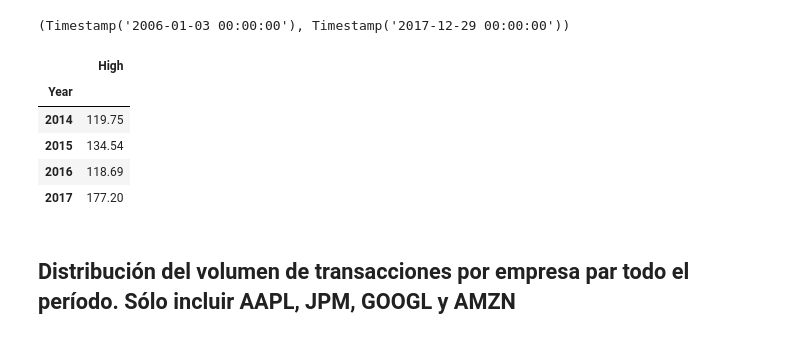
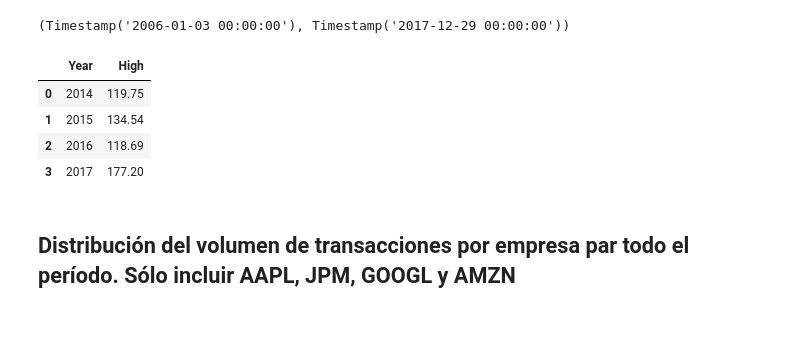
Before and after one commit to sevizama/limpieza-de-datos, a Jupyter notebook: 2_visualizacion_ejercicios.ipynb, the cells around one changed output. Saved outputs shown, nothing was run; the diff lists cells and outputs as text; code cells hidden in the pictures.

```diff
--- a/2_visualizacion_ejercicios.ipynb
+++ b/2_visualizacion_ejercicios.ipynb
@@ -153,13 +156,12 @@ df['Date'].min(),df['Date'].max()
 # %%
 filtro_aapl = df['Name'] == 'AAPL'
 
 filtro_date_aapl = df['Year'].isin([2014, 2015, 2016 ,2017])
-df_aapl = df.loc[(filtro_aapl)&(filtro_date_aapl),['High', 'Year']].groupby('Year').agg({'High':'max'})
+df_aapl = df.loc[(filtro_aapl)&(filtro_date_aapl),['High', 'Year']].groupby('Year').agg({'High':'max'}).reset_index()
 df_aapl
 # %% [output]
-|  | High |
-| Year |  |
-| 2014 | 119.75 |
-| 2015 | 134.54 |
-| 2016 | 118.69 |
-| 2017 | 177.20 |
+|  | Year | High |
+| 0 | 2014 | 119.75 |
+| 1 | 2015 | 134.54 |
+| 2 | 2016 | 118.69 |
+| 3 | 2017 | 177.20 |
```
Also changed, not shown: parts of 2 cells of this notebook.
